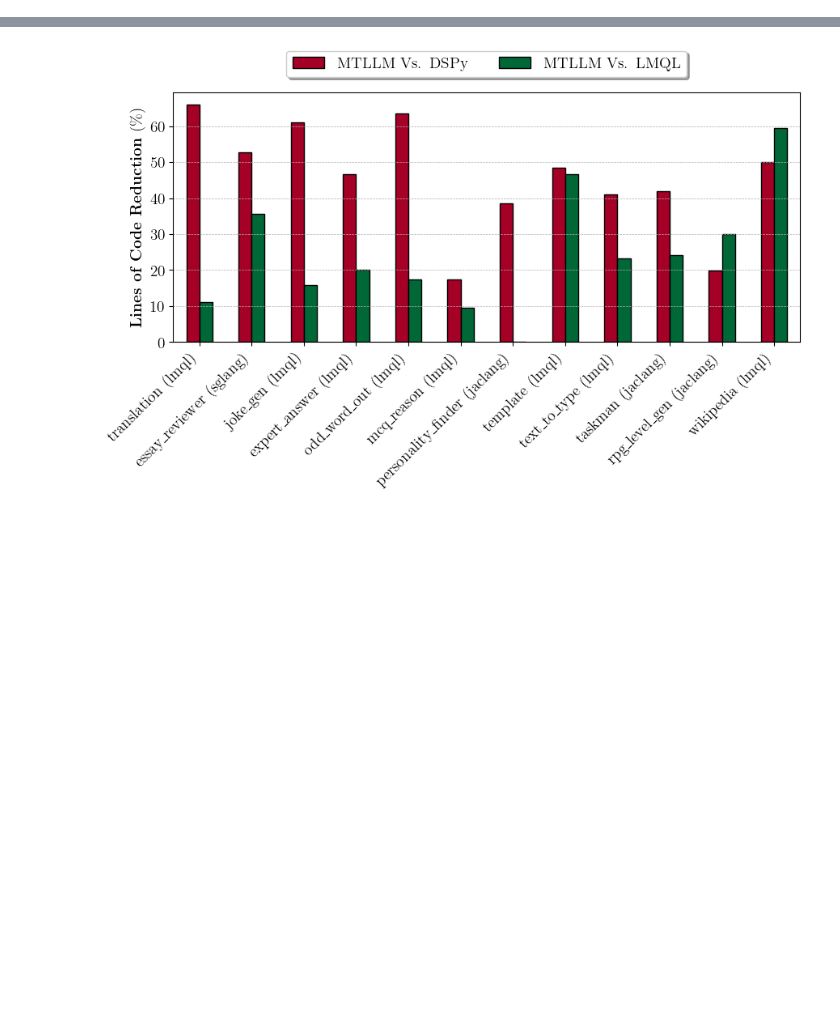
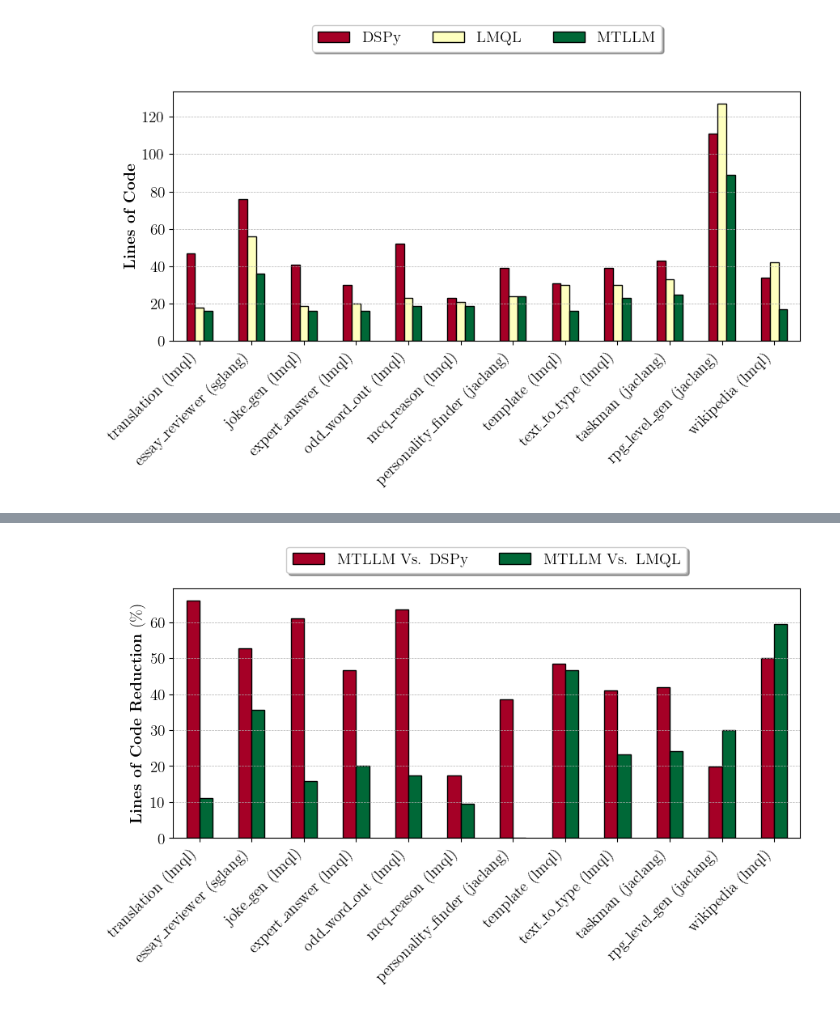
Before and after one commit to Jaseci-Labs/mtllm-evaluation, a Jupyter notebook: runs/LoC_Plots.ipynb, the cells around one changed output, grey strips where cells are left out. Saved outputs shown, nothing was run; the diff lists cells and outputs as text; code cells hidden in the pictures; blank space fills up the shorter version.

```diff
--- a/runs/LoC_Plots.ipynb
+++ b/runs/LoC_Plots.ipynb
@@ -25,21 +25,23 @@ LoC = data_scrubbed[['DSPy','LMQL','MTLLM']]
 LoC_M = data_scrubbed[['Number of Line Modifeid Lines - LMQL','Number of Line Modifeid Lines - DSPY','Number of Lines Modified - MTLLM']]
 LoC_M = LoC_M.rename(columns={'Number of Line Modifeid Lines - LMQL':'LMQL','Number of Line Modifeid Lines - DSPY':'DSPy','Number of Lines Modified - MTLLM':'MTLLM'})
 # %%
-# fig, ax = plt.subplots(figsize=(10, 4))
+fig, ax = plt.subplots(figsize=(10, 4))
 
-# LoC.plot(kind='bar', colormap='RdYlGn', edgecolor='black', linewidth=1.0, fontsize=14, ax=ax)
-# #     axes[i].legend().remove()
-# ax.set_xticklabels(LoC.index.tolist(), rotation=45, ha='right')
-# #     axes[i].grid(axis='y',linestyle='--', linewidth=0.5)
-# #     axes[i].set_ylim(0,65)
-# ax.set_ylabel(r'\textbf{Lines of Code}', fontsize=14)
-# ax.set_xlabel('')
-# ax.legend(fontsize=14, loc='upper center', shadow=True, bbox_to_anchor=(0.5, 1.3), ncol=3)
-# ax.grid(axis='y',linestyle='--', linewidth=0.5)
-# # legends = data['Essay Evaluator'].T.keys()
-# # legends = [legend.replace('Total ', '') for legend in legends]
-# # # fig.legend(legends, loc='upper center',shadow=True, fontsize=14, bbox_to_anchor=(0.5, 1.13), ncol=2)
-# # # fig.text(0.5, -0.15, r'\textbf{LLM Programming Framework}', ha='center', va='center',fontsize=12)
-# # fig.text(0.07, 0.5, r'\textbf{Success Rate}($\%$)', ha='center', va='center', rotation='vertical', fontsize=14)
-# plt.savefig('LoC.png', dpi=300, bbox_inches='tight')
-# plt.show()
+LoC.plot(kind='bar', colormap='RdYlGn', edgecolor='black', linewidth=1.0, fontsize=14, ax=ax)
+#     axes[i].legend().remove()
+ax.set_xticklabels(LoC.index.tolist(), rotation=45, ha='right')
+#     axes[i].grid(axis='y',linestyle='--', linewidth=0.5)
+#     axes[i].set_ylim(0,65)
+ax.set_ylabel(r'\textbf{Lines of Code}', fontsize=14)
+ax.set_xlabel('')
+ax.legend(fontsize=14, loc='upper center', shadow=True, bbox_to_anchor=(0.5, 1.3), ncol=3)
+ax.grid(axis='y',linestyle='--', linewidth=0.5)
+# legends = data['Essay Evaluator'].T.keys()
+# legends = [legend.replace('Total ', '') for legend in legends]
+# # fig.legend(legends, loc='upper center',shadow=True, fontsize=14, bbox_to_anchor=(0.5, 1.13), ncol=2)
+# # fig.text(0.5, -0.15, r'\textbf{LLM Programming Framework}', ha='center', va='center',fontsize=12)
+# fig.text(0.07, 0.5, r'\textbf{Success Rate}($\%$)', ha='center', va='center', rotation='vertical', fontsize=14)
+plt.savefig('LoC.png', dpi=300, bbox_inches='tight')
+plt.show()
+# %% [output]
+[figure, added]
```
Also changed, not shown: parts of 2 cells of this notebook, 7 other files.
